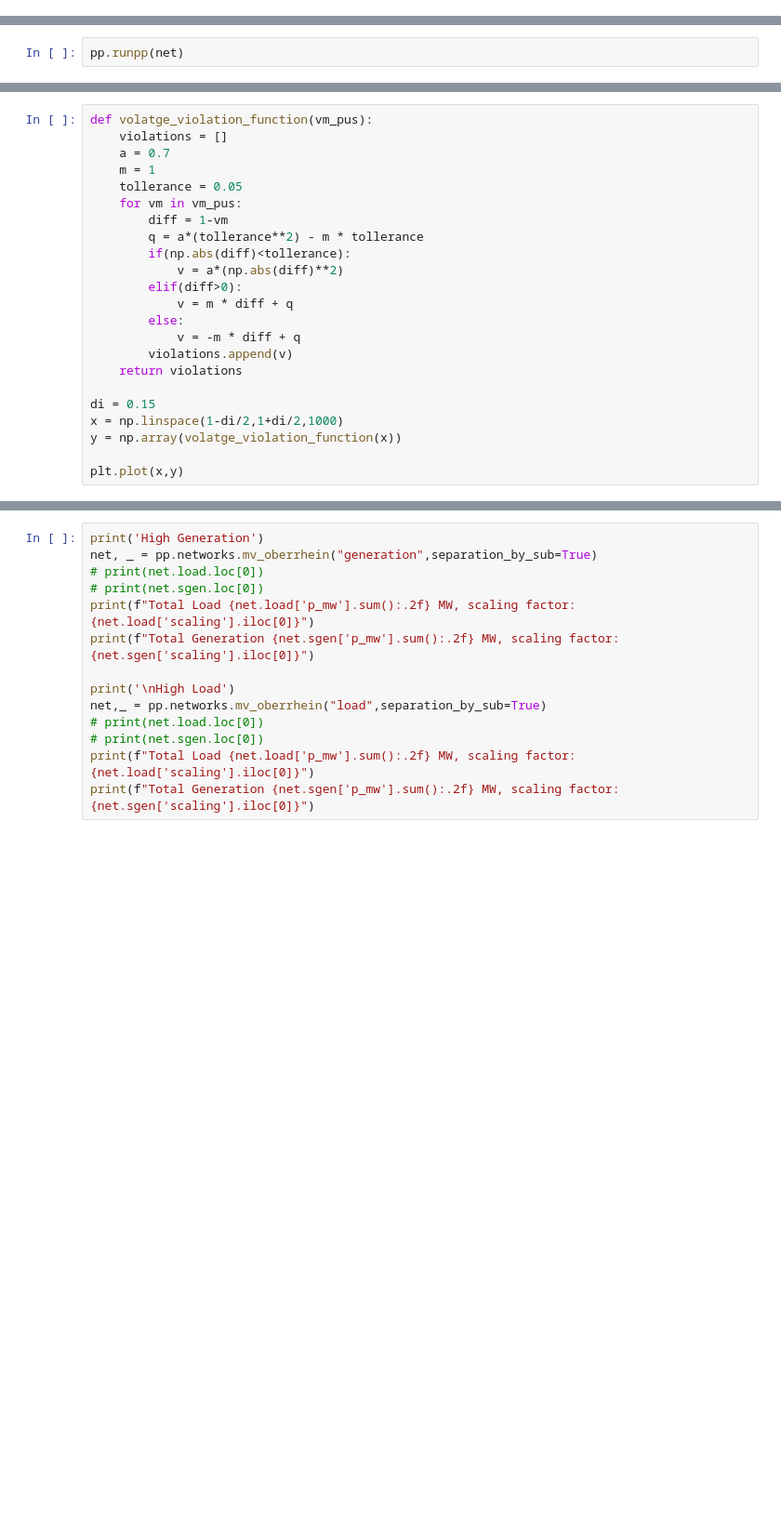
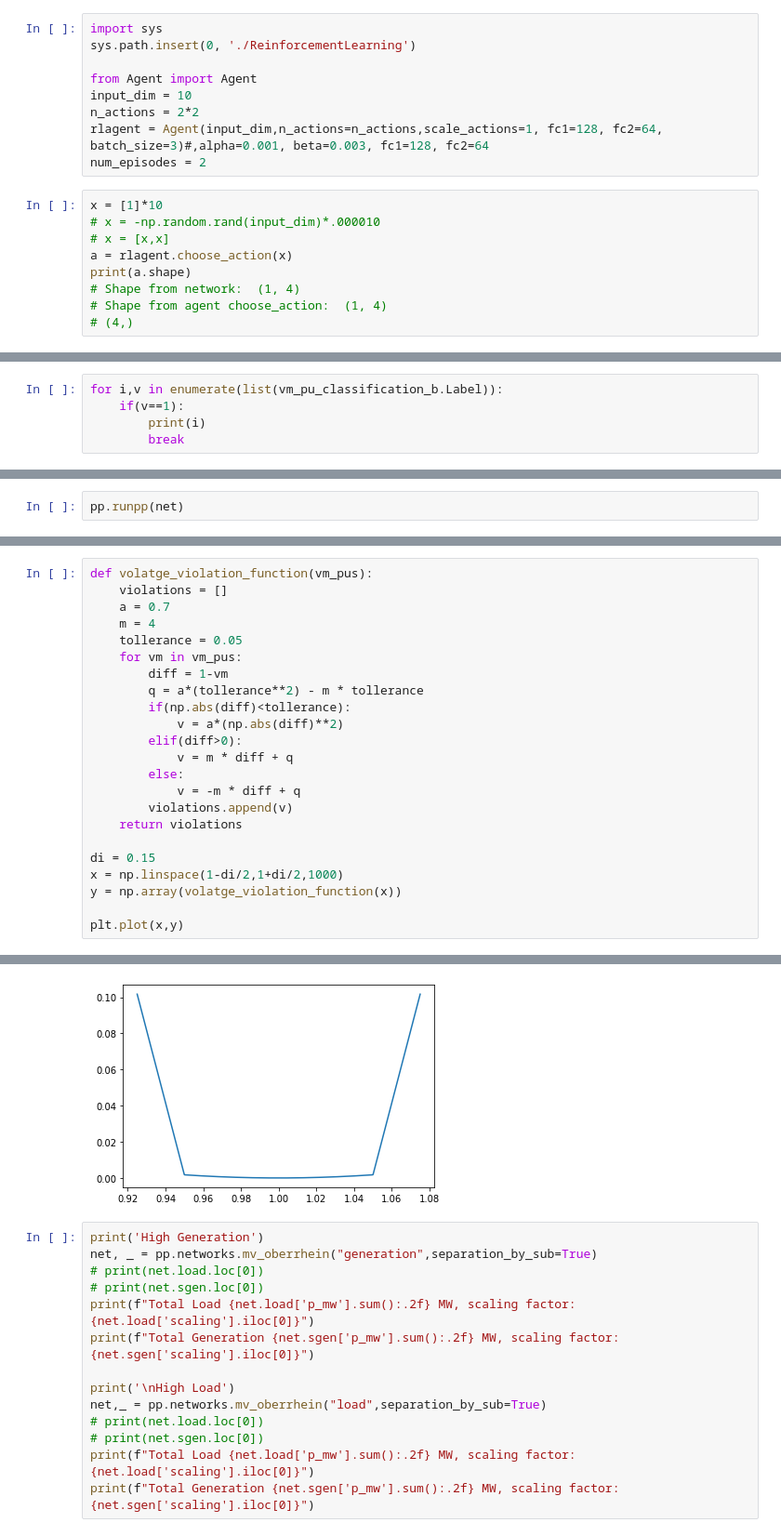
Before and after one commit to MauriVass/ThesisLiege, a Jupyter notebook: MV Oberrhein network.ipynb, the cells around one changed output, grey strips where cells are left out. Shown at 93% size. Saved outputs shown, nothing was run; the diff lists cells and outputs as text; blank space fills up the shorter version.

```diff
--- a/MV Oberrhein network.ipynb
+++ b/MV Oberrhein network.ipynb
@@ -26,3 +26,21 @@ net_full = pp.networks.mv_oberrhein()
 net1, net2 = pp.networks.mv_oberrhein(separation_by_sub=True)
 # %%
 net = net1
+# %%
+import sys
+sys.path.insert(0, './ReinforcementLearning')
+
+from Agent import Agent
+input_dim = 10
+n_actions = 2*2
+rlagent = Agent(input_dim,n_actions=n_actions,scale_actions=1, fc1=128, fc2=64, batch_size=3)#,alpha=0.001, beta=0.003, fc1=128, fc2=64
+num_episodes = 2
+# %%
+x = [1]*10
+# x = -np.random.rand(input_dim)*.000010
+# x = [x,x]
+a = rlagent.choose_action(x)
+print(a.shape)
+# Shape from network:  (1, 4)
+# Shape from agent choose_action:  (1, 4)
+# (4,)
@@ -28,0 +60,5 @@ net = net1
+# %%
+for i,v in enumerate(list(vm_pu_classification_b.Label)):
+	if(v==1):
+		print(i)
+		break
@@ -40,7 +101,7 @@ fig = pf_res_plotly(net)
 def volatge_violation_function(vm_pus):
 	violations = []
 	a = 0.7
-	m = 1
+	m = 4
 	tollerance = 0.05
 	for vm in vm_pus:
 		diff = 1-vm
@@ -59,3 +120,4 @@ x = np.linspace(1-di/2,1+di/2,1000)
 y = np.array(volatge_violation_function(x))
 
 plt.plot(x,y)
+# %% [output]
@@ -62,3 +125,4 @@ plt.plot(x,y)
+[figure, added]
 # %%
 print('High Generation')
 net, _ = pp.networks.mv_oberrhein("generation",separation_by_sub=True)
```
Also changed, not shown: parts of 32 cells of this notebook, 28 other files.
